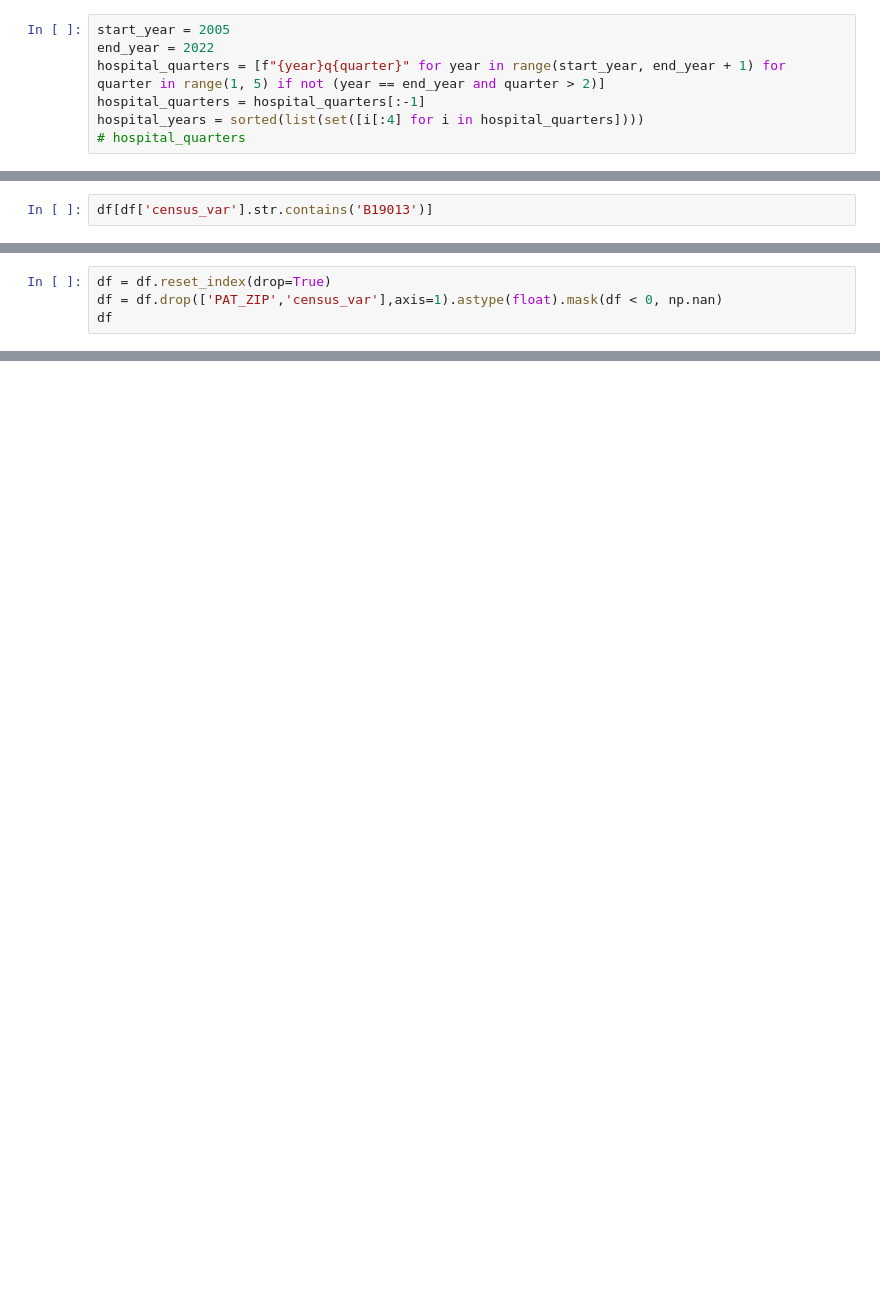
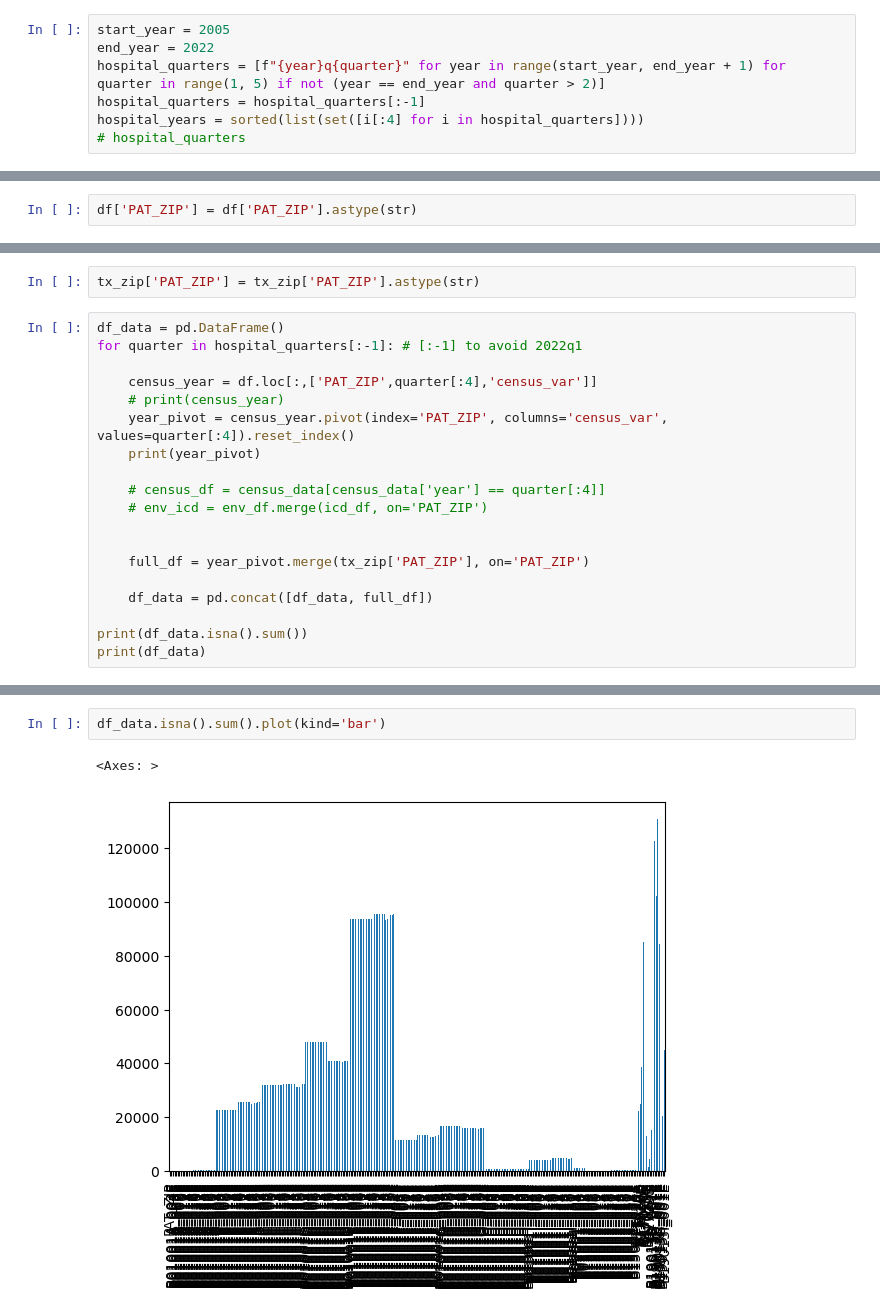
Before and after one commit to mi3nts/environmentalSocialHealth, a Jupyter notebook: notebooks/modelIncludeCensus.ipynb, the cells around one changed output, grey strips where cells are left out. Saved outputs shown, nothing was run; the diff lists cells and outputs as text; blank space fills up the shorter version.

```diff
--- a/notebooks/modelIncludeCensus.ipynb
+++ b/notebooks/modelIncludeCensus.ipynb
@@ -166,2 +148,2 @@ df
 # %%
-df[df['census_var'].str.contains('B19013')]
+df['PAT_ZIP'] = df['PAT_ZIP'].astype(str)
@@ -198,4 +149,0 @@ df.mask(df.drop(['PAT_ZIP','census_var'],axis=1) < 0, np.nan)
-# %%
-df = df.reset_index(drop=True)
-df = df.drop(['PAT_ZIP','census_var'],axis=1).astype(float).mask(df < 0, np.nan)
-df
@@ -232,0 +150,21 @@ IndexingError: Too many indexers
+# %%
+tx_zip['PAT_ZIP'] = tx_zip['PAT_ZIP'].astype(str)
+# %%
+df_data = pd.DataFrame()
+for quarter in hospital_quarters[:-1]: # [:-1] to avoid 2022q1
+
+    census_year = df.loc[:,['PAT_ZIP',quarter[:4],'census_var']]
+    # print(census_year)
+    year_pivot = census_year.pivot(index='PAT_ZIP', columns='census_var', values=quarter[:4]).reset_index()
+    print(year_pivot)
+
+    # census_df = census_data[census_data['year'] == quarter[:4]]
+    # env_icd = env_df.merge(icd_df, on='PAT_ZIP')
+
+
+    full_df = year_pivot.merge(tx_zip['PAT_ZIP'], on='PAT_ZIP')
+
+    df_data = pd.concat([df_data, full_df])
+
+print(df_data.isna().sum())
+print(df_data)
@@ -232,0 +221,5 @@ IndexingError: Too many indexers
+# %%
+df_data.isna().sum().plot(kind='bar')
+# %% [output]
+<Axes: >
+[figure, added]
```
Also changed, not shown: parts of 31 cells of this notebook, 2 other files.
